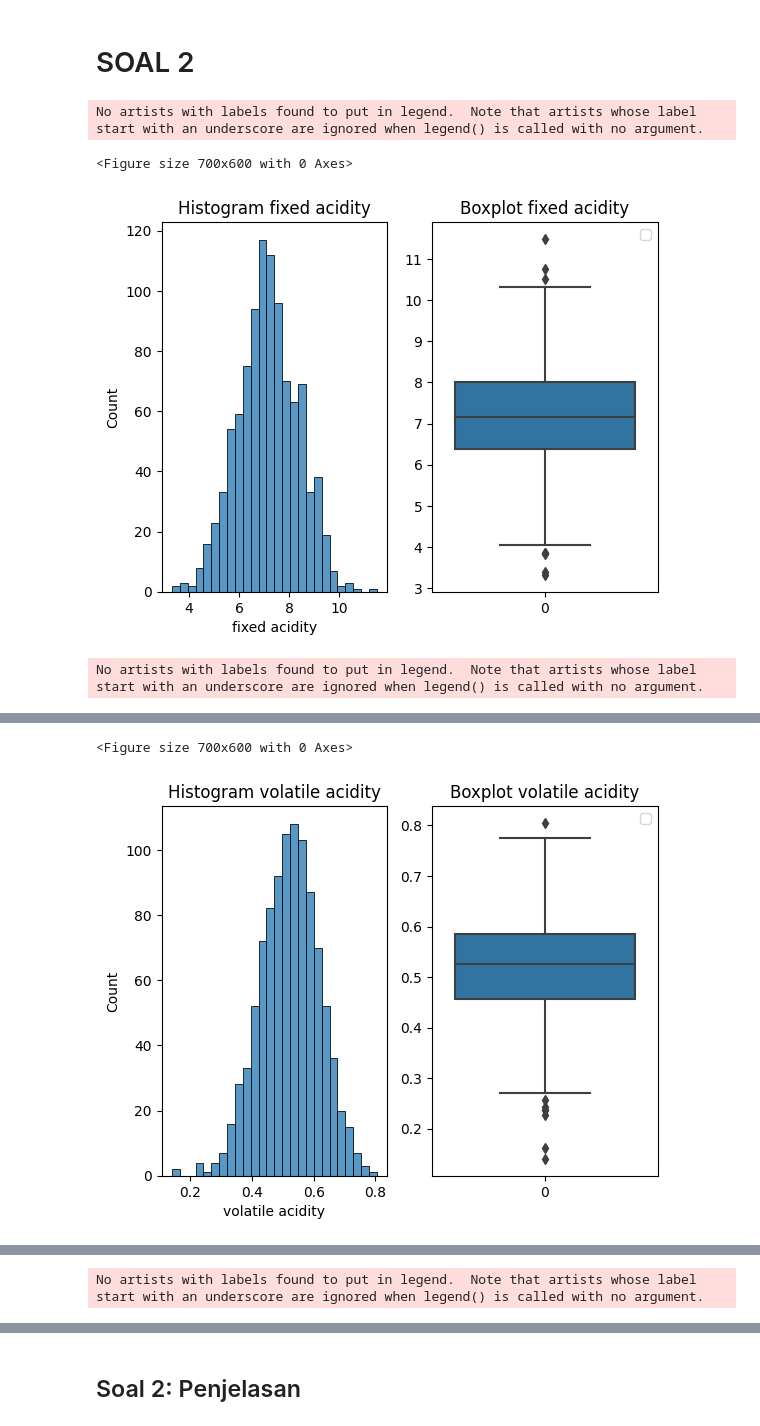
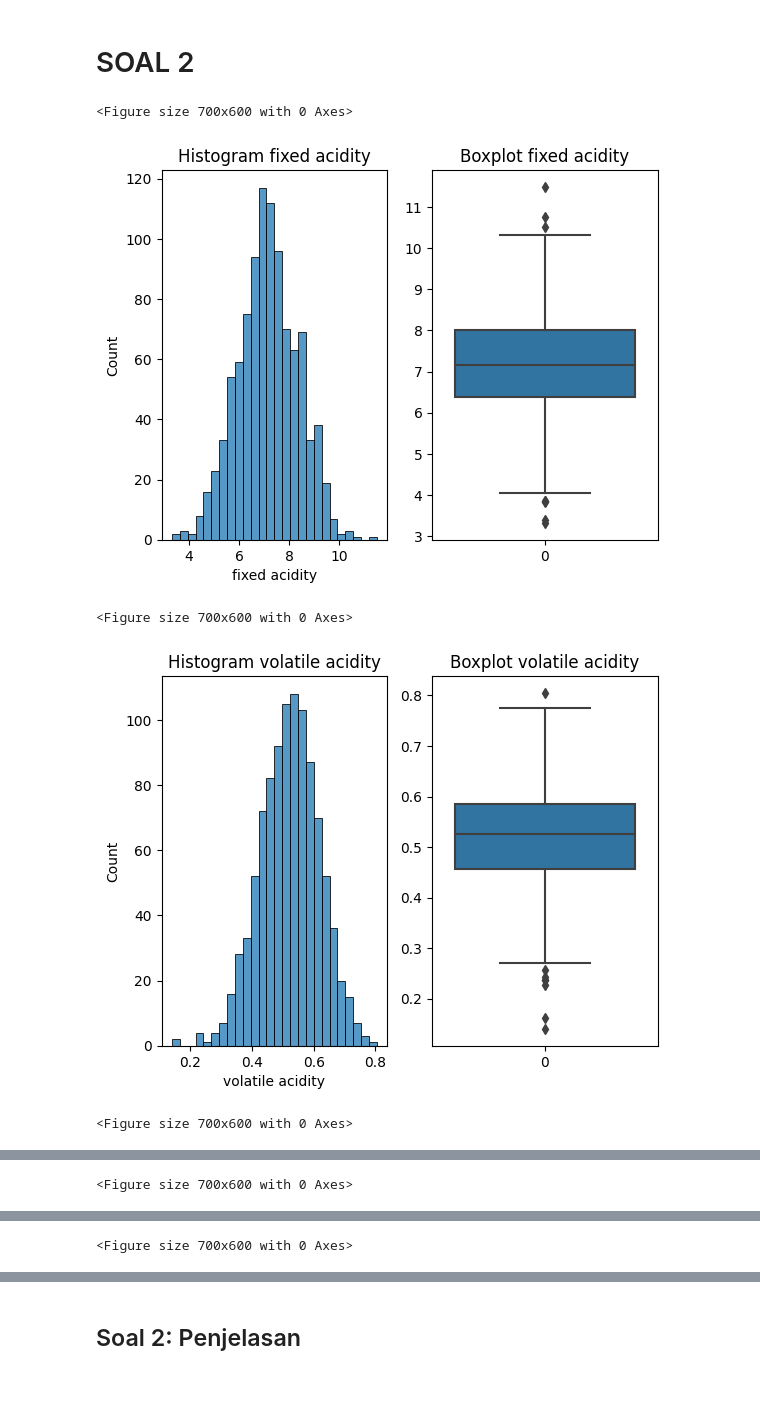
Before and after one commit to MHEN007/Tubes-IF2220-Probabilitas-dan-Statistika, a Jupyter notebook: K03-T1-IF2220-13521004-13521007.ipynb, the cells around one changed output, grey strips where cells are left out. Cells and saved outputs as stored; diff of their text form; code cells hidden in the pictures; blank space fills up the shorter version.

```diff
--- a/K03-T1-IF2220-13521004-13521007.ipynb
+++ b/K03-T1-IF2220-13521004-13521007.ipynb
@@ -15,4 +15,4 @@ import seaborn as sns
 df = pd.read_csv('anggur.csv')
 
 # Cleanup untuk data NaN jika ada
-df.dropna()
+df = df.dropna()
@@ -33,17 +19,2 @@ df.dropna()
 # %% [markdown]
 ## SOAL 1
-# %%
-for var in df.columns:
-    print("Describing " + var)
-    print("Mean: " + str(df[var].mean()))
-    print("Median: " + str(df[var].median()))
-    print("Std. Dev.: " + str(df[var].std()))
-    print("Variance: " + str((df[var].std())**2))
-    print("Range: " + str(df[var].max()-df[var].min()))
-    print("Q1: " + str(df[var].quantile(0.25)))
-    print("Q2: " + str(df[var].quantile(0.5)))
-    print("Q3: " + str(df[var].quantile(0.75)))
-    print("IQR: " + str(df[var].quantile(0.75) - df[var].quantile(0.25)))
-    print("Skewness: " + str(df[var].skew()))
-    print("Kurtosis: " + str(df[var].kurtosis()))
-    print("\n")
@@ -70,17 +226,17 @@ Kurtosis: 0.10829100232871003
 # %%
 for var in df.columns:
     plt.figure(figsize=(7,6))
     fig,ax = plt.subplots(1,2)
     # df[var].hist(ax = ax[0]) matplotlib
     sns.histplot(df[var], ax=ax[0])
     ax[0].set_title("Histogram " + var)
     ax[1].set_title("Boxplot " + var)
     # df.boxplot(var,ax=ax[1]) matplotlib
     sns.boxplot(df[var],ax=ax[1])
-    plt.legend()
     plt.show()
 # %% [output]
-No artists with labels found to put in legend.  Note that artists whose label start with an underscore are ignored when legend() is called with no argument.
+<Figure size 700x600 with 0 Axes>
+[figure]
 <Figure size 700x600 with 0 Axes>
-[figure]
+[figure]
-No artists with labels found to put in legend.  Note that artists whose label start with an underscore are ignored when legend() is called with no argument.
+<Figure size 700x600 with 0 Axes>
@@ -87,2 +244 @@ No artists with labels found to put in legend.  Note that artists whose label st
 <Figure size 700x600 with 0 Axes>
-[figure]
@@ -89 +246 @@ No artists with labels found to put in legend.  Note that artists whose label st
-No artists with labels found to put in legend.  Note that artists whose label start with an underscore are ignored when legend() is called with no argument.
+<Figure size 700x600 with 0 Axes>
```
Also changed, not shown: parts of 15 cells of this notebook.
